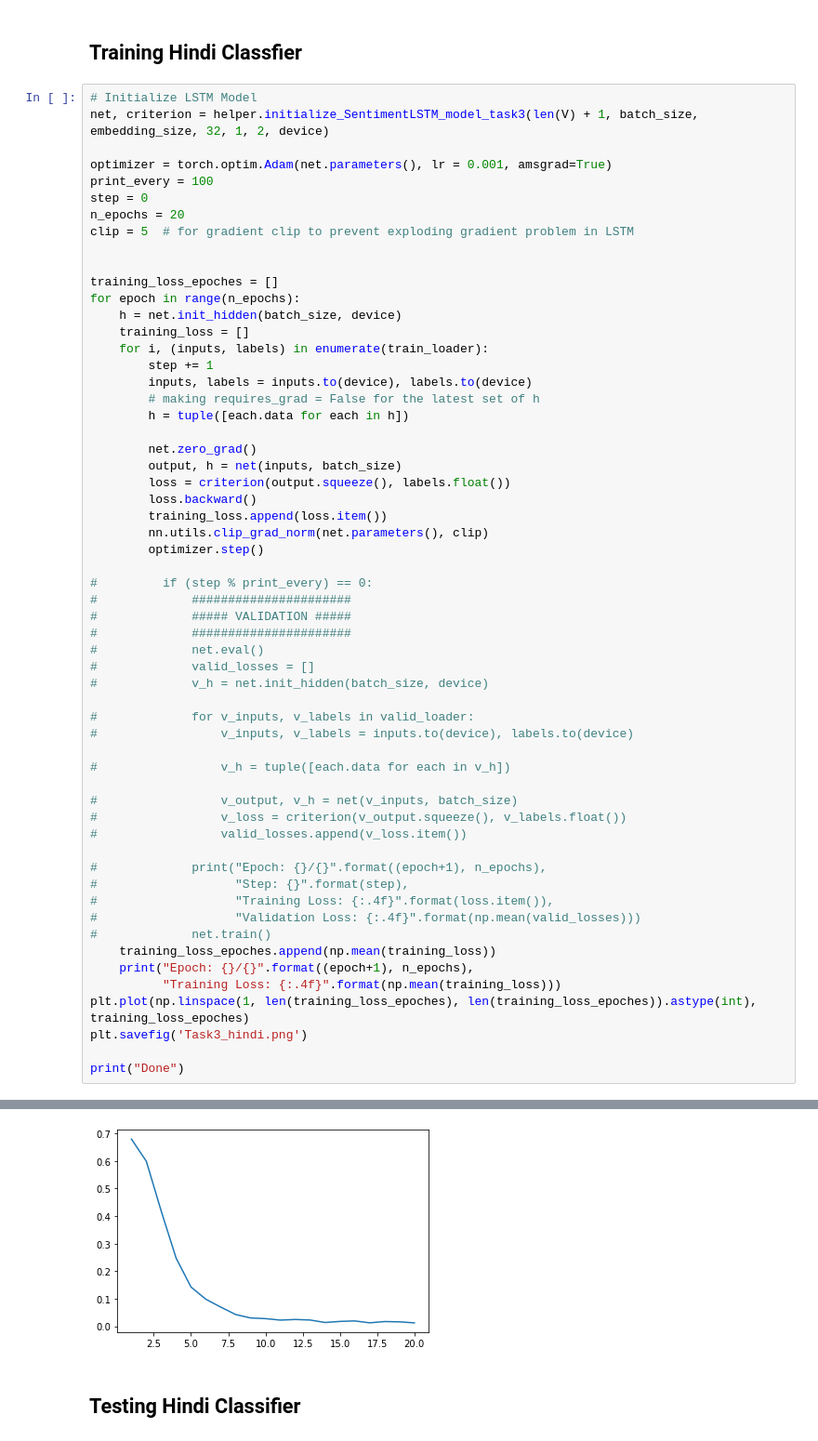
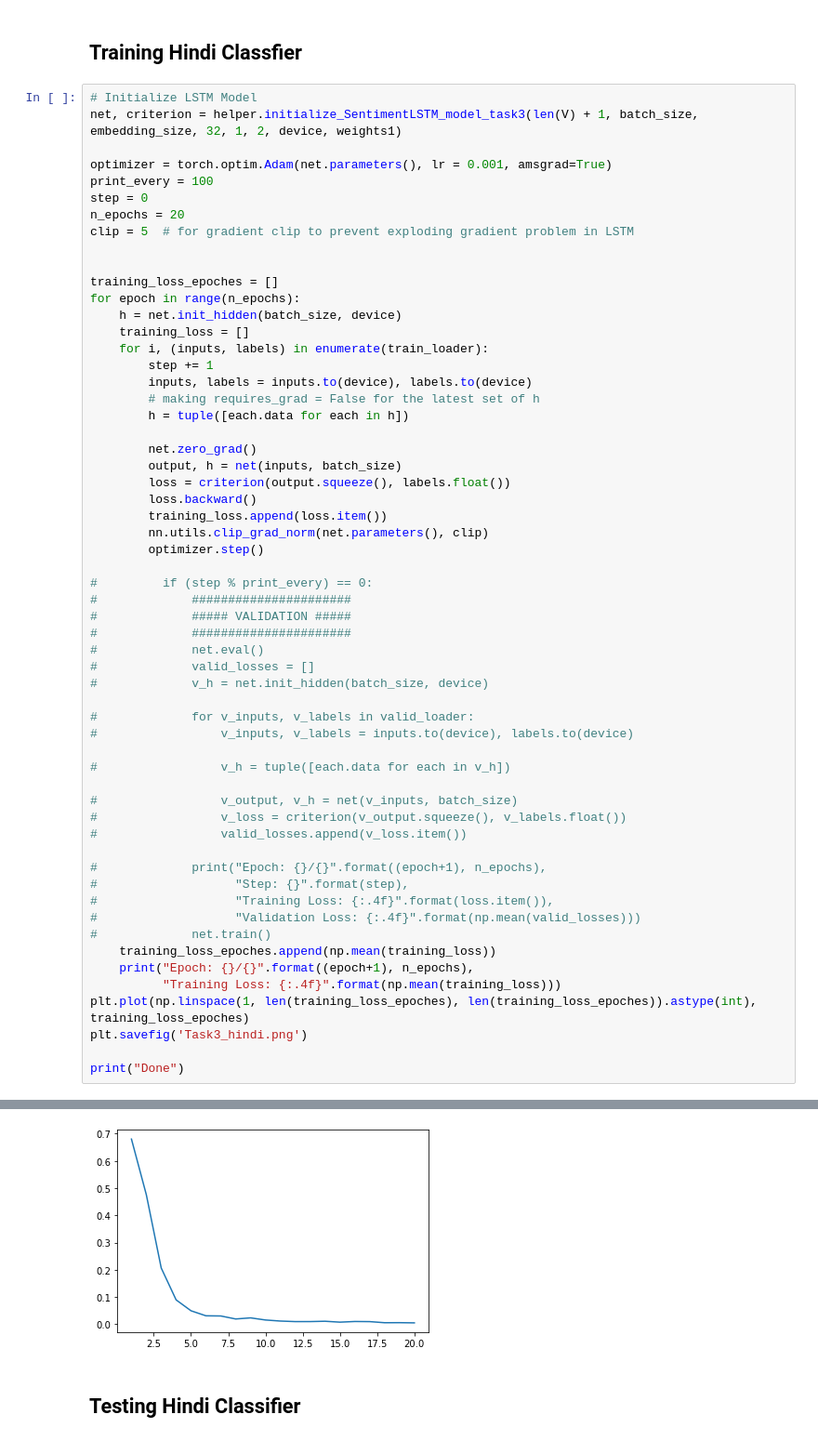
Before and after one commit to salmanedhi/NNTI-WS2021-NLP-Project, a Jupyter notebook: Task3.ipynb, the cells around one changed output, grey strips where cells are left out. Shown: that part at 93% size. Drawn from its saved outputs; the diff is of its cells as text.

Commit message:
weights added, images added

```diff
--- a/Task3.ipynb
+++ b/Task3.ipynb
@@ -96,7 +95,7 @@ Done
 ## Training Hindi Classfier
 # %%
 # Initialize LSTM Model
-net, criterion = helper.initialize_SentimentLSTM_model_task3(len(V) + 1, batch_size, embedding_size, 32, 1, 2, device)
+net, criterion = helper.initialize_SentimentLSTM_model_task3(len(V) + 1, batch_size, embedding_size, 32, 1, 2, device, weights1)
 
 optimizer = torch.optim.Adam(net.parameters(), lr = 0.001, amsgrad=True)
 print_every = 100
@@ -172,5 +171,5 @@ Epoch: 20/20 Training Loss: 0.0121
 Done
-[figure, old version]
+[figure, new version]
 # %% [markdown]
 ## Testing Hindi Classifier
 # %%
```
Also changed, not shown: parts of 4 cells of this notebook, 12 other files.
